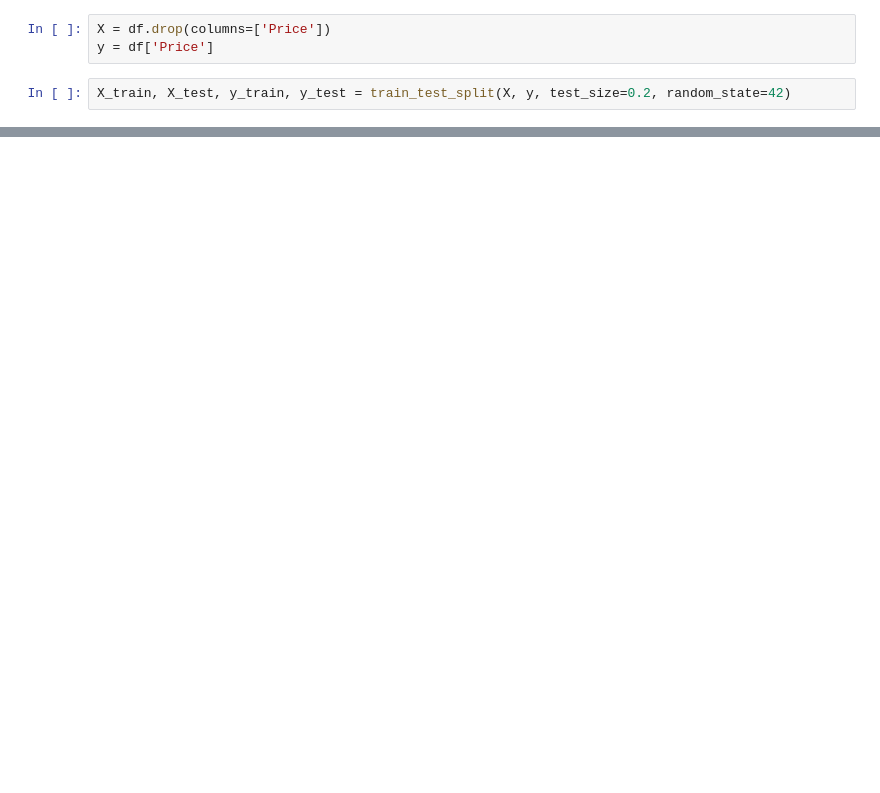
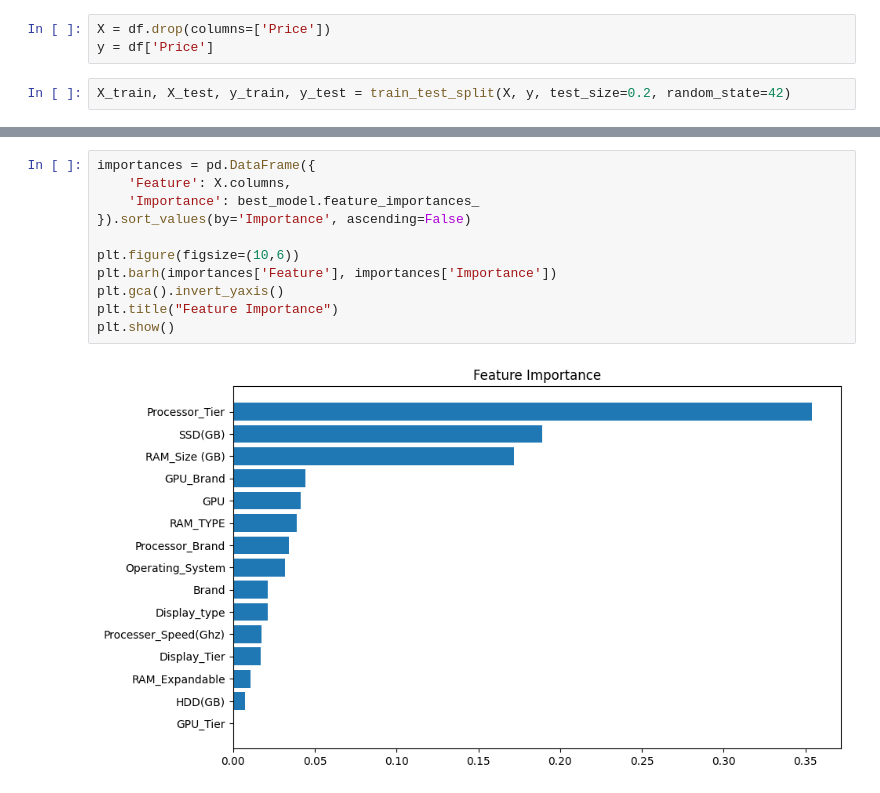
Before and after one commit to Dunith2002/Laptop_Price_Predictor, a Jupyter notebook: notebooks/FC211037_Tharushima/model_training.ipynb, the cells around one changed output, grey strips where cells are left out. Saved outputs shown, nothing was run; the diff lists cells and outputs as text; blank space fills up the shorter version.

```diff
--- a/notebooks/FC211037_Tharushima/model_training.ipynb
+++ b/notebooks/FC211037_Tharushima/model_training.ipynb
@@ -153,0 +174,13 @@ R² Score: 0.7895602859639991
+# %%
+importances = pd.DataFrame({
+    'Feature': X.columns,
+    'Importance': best_model.feature_importances_
+}).sort_values(by='Importance', ascending=False)
+
+plt.figure(figsize=(10,6))
+plt.barh(importances['Feature'], importances['Importance'])
+plt.gca().invert_yaxis()
+plt.title("Feature Importance")
+plt.show()
+# %% [output]
+[figure, added]
```
Also changed, not shown: parts of 13 cells of this notebook, 3 other files.
